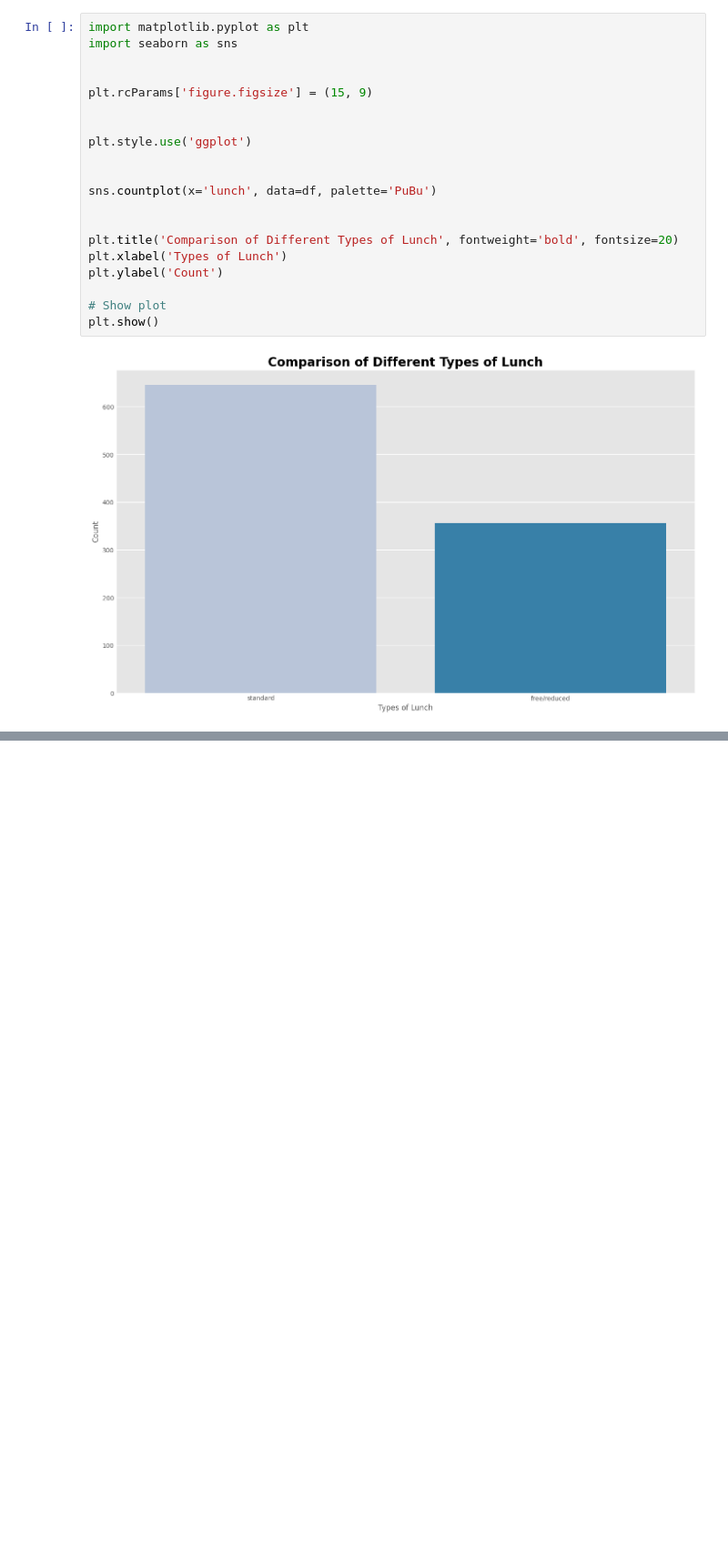
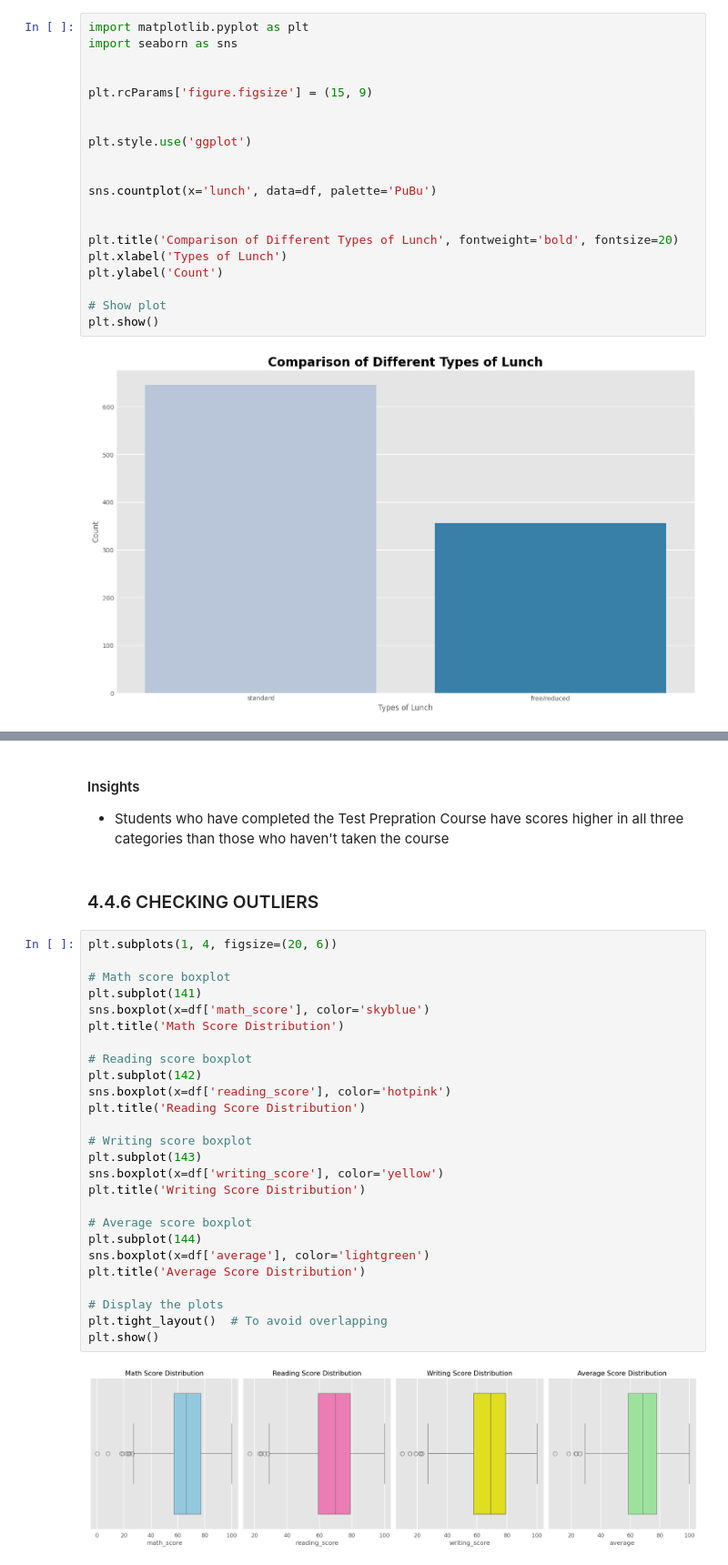
Before and after one commit to Georginh0/ML_Project, a Jupyter notebook: notebooks/EDA Student Performance.ipynb, the cells around one changed output, grey strips where cells are left out. Shown at 91% size. Saved outputs shown, nothing was run; the diff lists cells and outputs as text; blank space fills up the shorter version.

```diff
--- a/notebooks/EDA Student Performance.ipynb
+++ b/notebooks/EDA Student Performance.ipynb
@@ -668,0 +739,34 @@ plt.show()
+# %% [markdown]
+#### Insights
+
+- Students who have completed the Test Prepration Course have scores higher in all three categories than those who haven't taken the course
+# %% [markdown]
+### 4.4.6 CHECKING OUTLIERS
+# %%
+plt.subplots(1, 4, figsize=(20, 6))
+
+# Math score boxplot
+plt.subplot(141)
+sns.boxplot(x=df['math_score'], color='skyblue')
+plt.title('Math Score Distribution')
+
+# Reading score boxplot
+plt.subplot(142)
+sns.boxplot(x=df['reading_score'], color='hotpink')
+plt.title('Reading Score Distribution')
+
+# Writing score boxplot
+plt.subplot(143)
+sns.boxplot(x=df['writing_score'], color='yellow')
+plt.title('Writing Score Distribution')
+
+# Average score boxplot
+plt.subplot(144)
+sns.boxplot(x=df['average'], color='lightgreen')
+plt.title('Average Score Distribution')
+
+# Display the plots
+plt.tight_layout()  # To avoid overlapping
+plt.show()
+# %% [output]
+[figure, added]
```
Also changed, not shown: parts of 11 cells of this notebook.
